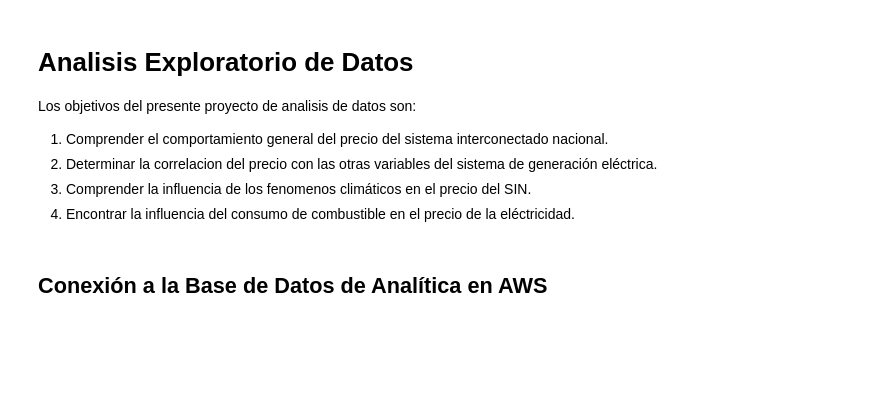
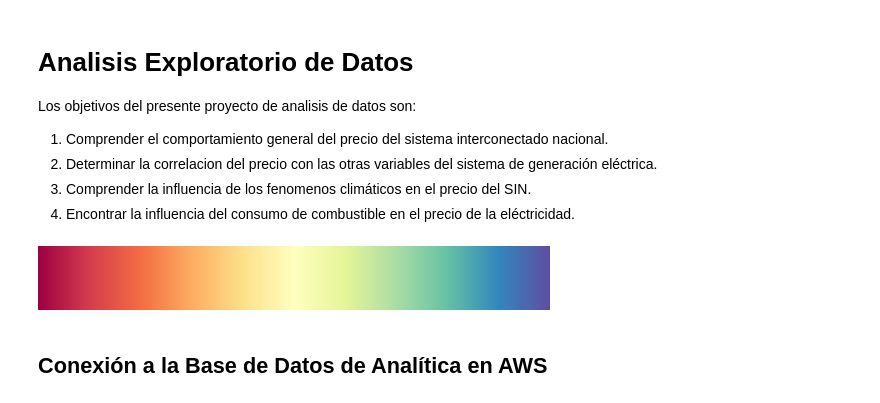
Before and after one commit to sistema-electrico-colombia/transform-EDA, a Jupyter notebook: exploratory_data_analysis.ipynb, the cells around one changed output. Drawn from its saved outputs; the diff is of its cells as text; code cells hidden in the pictures; blank space fills up the shorter version.

```diff
--- a/exploratory_data_analysis.ipynb
+++ b/exploratory_data_analysis.ipynb
@@ -11,9 +11,16 @@ Los objetivos del presente proyecto de analisis de datos son:
 # %%
 import pandas as pd
 import os
 import pandas as pd
 from sqlalchemy import create_engine
 import dotenv
+
+import seaborn as sns
+import matplotlib.pylab as plt
+sns.set_theme('notebook')
+sns.color_palette("Spectral", as_cmap=True)
+# %% [output]
+[figure, added]
 # %% [markdown]
 ## Conexión a la Base de Datos de Analítica en AWS
 # %%
```
Also changed, not shown: parts of 8 cells of this notebook.
